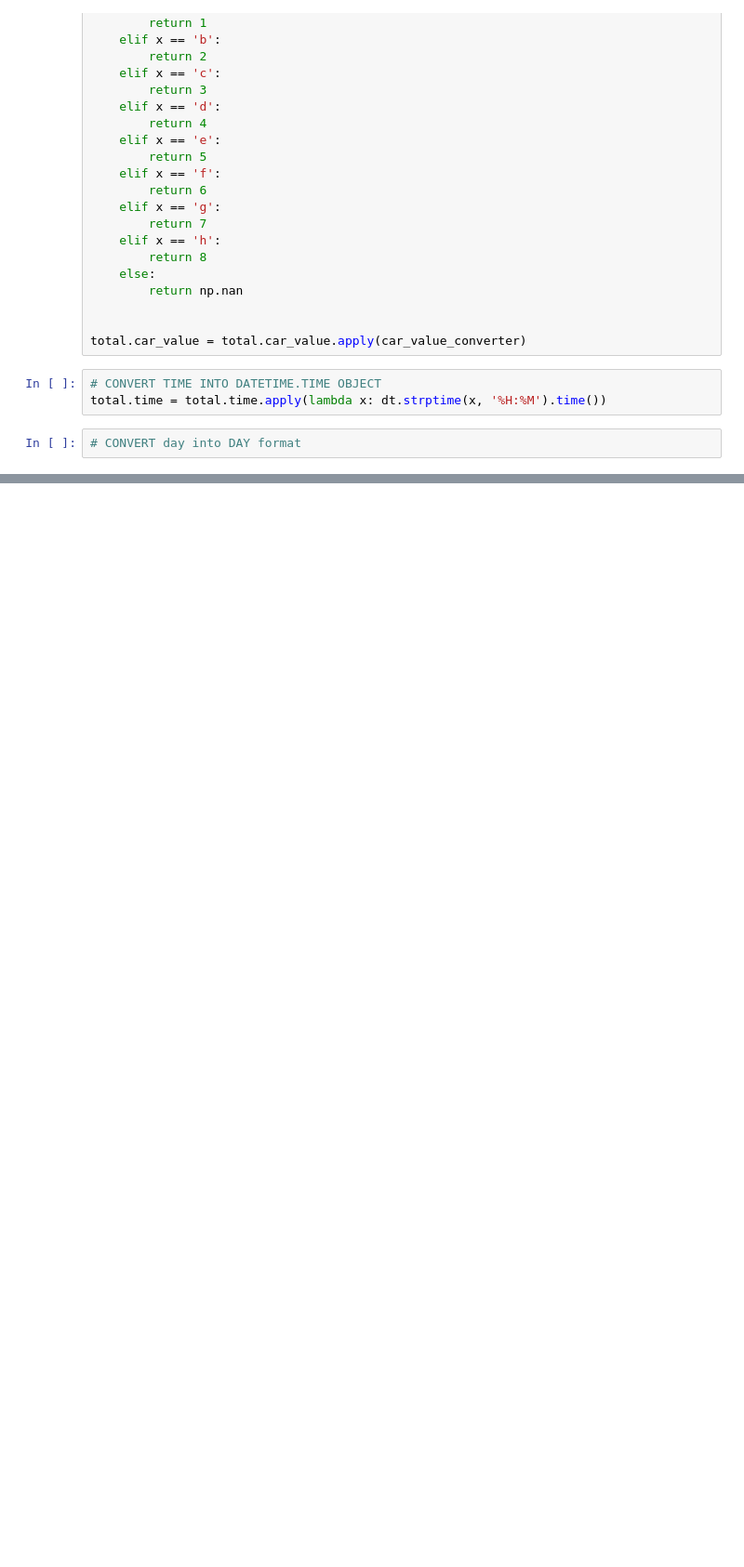
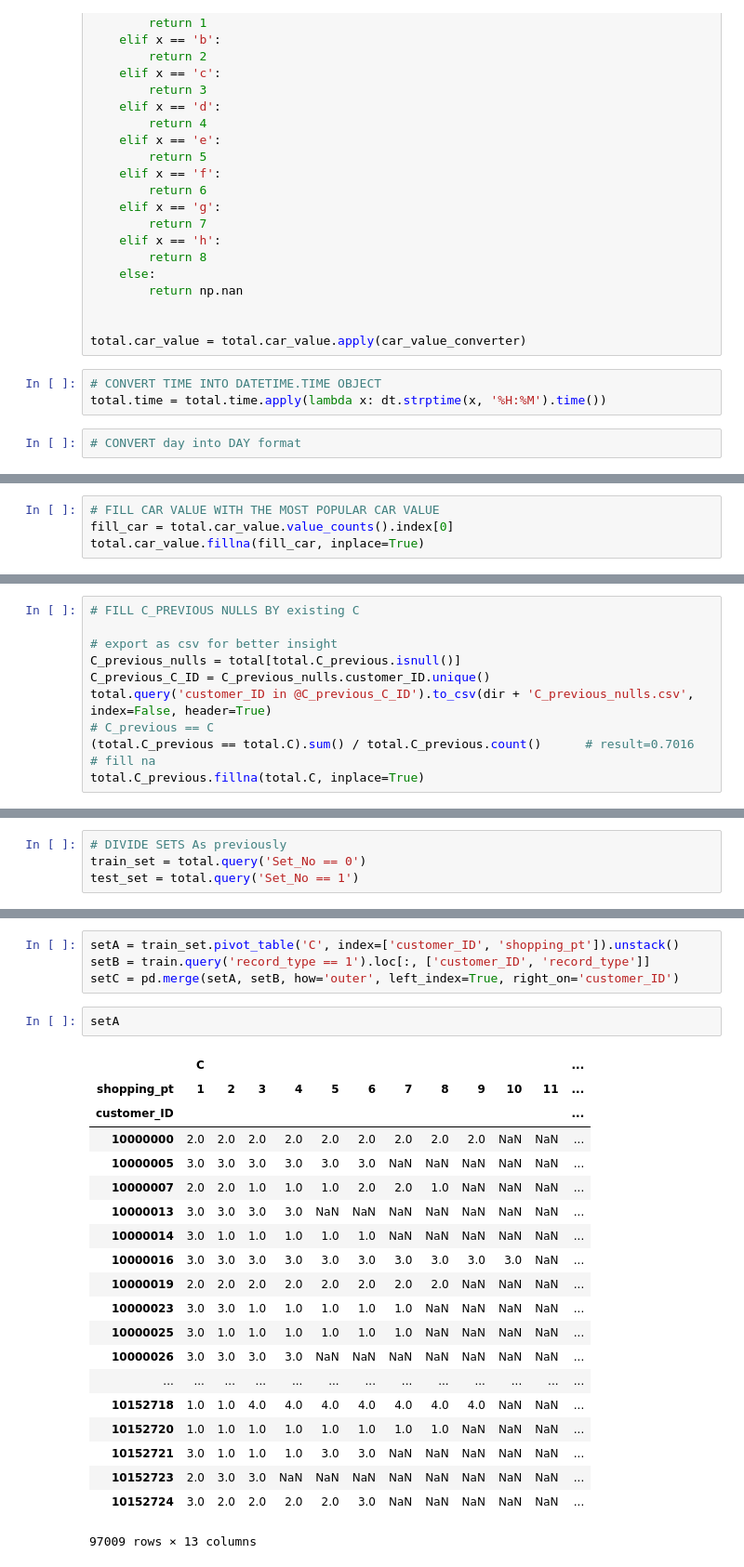
Before and after one commit to MateuszKonopelski/Kaggle, a Jupyter notebook: Project3_AllState/Allstate_code.ipynb, the cells around one changed output, grey strips where cells are left out. Shown: that part at 93% size. Cells and saved outputs as stored; diff of their text form; blank space fills up the shorter version.

```diff
--- a/Project3_AllState/Allstate_code.ipynb
+++ b/Project3_AllState/Allstate_code.ipynb
@@ -208,0 +209,4 @@ MemoryError:
+# %%
+# FILL CAR VALUE WITH THE MOST POPULAR CAR VALUE
+fill_car = total.car_value.value_counts().index[0]
+total.car_value.fillna(fill_car, inplace=True)
@@ -208,0 +216,11 @@ MemoryError:
+# %%
+# FILL C_PREVIOUS NULLS BY existing C
+
+# export as csv for better insight
+C_previous_nulls = total[total.C_previous.isnull()]
+C_previous_C_ID = C_previous_nulls.customer_ID.unique()
+total.query('customer_ID in @C_previous_C_ID').to_csv(dir + 'C_previous_nulls.csv', index=False, header=True)
+# C_previous == C
+(total.C_previous == total.C).sum() / total.C_previous.count()      # result=0.7016
+# fill na
+total.C_previous.fillna(total.C, inplace=True)
@@ -208,0 +230,4 @@ MemoryError:
+# %%
+# DIVIDE SETS As previously
+train_set = total.query('Set_No == 0')
+test_set = total.query('Set_No == 1')
@@ -208,0 +251,27 @@ MemoryError:
+# %%
+setA = train_set.pivot_table('C', index=['customer_ID', 'shopping_pt']).unstack()
+setB = train.query('record_type == 1').loc[:, ['customer_ID', 'record_type']]
+setC = pd.merge(setA, setB, how='outer', left_index=True, right_on='customer_ID')
+# %%
+setA
+# %% [output]
+|  | C |  |  |  |  |  |  |  |  |  |  | ... |
+| shopping_pt | 1 | 2 | 3 | 4 | 5 | 6 | 7 | 8 | 9 | 10 | 11 | ... |
+| customer_ID |  |  |  |  |  |  |  |  |  |  |  | ... |
+| 10000000 | 2.0 | 2.0 | 2.0 | 2.0 | 2.0 | 2.0 | 2.0 | 2.0 | 2.0 | NaN | NaN | ... |
+| 10000005 | 3.0 | 3.0 | 3.0 | 3.0 | 3.0 | 3.0 | NaN | NaN | NaN | NaN | NaN | ... |
+| 10000007 | 2.0 | 2.0 | 1.0 | 1.0 | 1.0 | 2.0 | 2.0 | 1.0 | NaN | NaN | NaN | ... |
+| 10000013 | 3.0 | 3.0 | 3.0 | 3.0 | NaN | NaN | NaN | NaN | NaN | NaN | NaN | ... |
+| 10000014 | 3.0 | 1.0 | 1.0 | 1.0 | 1.0 | 1.0 | NaN | NaN | NaN | NaN | NaN | ... |
+| 10000016 | 3.0 | 3.0 | 3.0 | 3.0 | 3.0 | 3.0 | 3.0 | 3.0 | 3.0 | 3.0 | NaN | ... |
+| 10000019 | 2.0 | 2.0 | 2.0 | 2.0 | 2.0 | 2.0 | 2.0 | 2.0 | NaN | NaN | NaN | ... |
+| 10000023 | 3.0 | 3.0 | 1.0 | 1.0 | 1.0 | 1.0 | 1.0 | NaN | NaN | NaN | NaN | ... |
+| 10000025 | 3.0 | 1.0 | 1.0 | 1.0 | 1.0 | 1.0 | 1.0 | NaN | NaN | NaN | NaN | ... |
+| 10000026 | 3.0 | 3.0 | 3.0 | 3.0 | NaN | NaN | NaN | NaN | NaN | NaN | NaN | ... |
+| ... | ... | ... | ... | ... | ... | ... | ... | ... | ... | ... | ... | ... |
+| 10152718 | 1.0 | 1.0 | 4.0 | 4.0 | 4.0 | 4.0 | 4.0 | 4.0 | 4.0 | NaN | NaN | ... |
+| 10152720 | 1.0 | 1.0 | 1.0 | 1.0 | 1.0 | 1.0 | 1.0 | 1.0 | NaN | NaN | NaN | ... |
+| 10152721 | 3.0 | 1.0 | 1.0 | 1.0 | 3.0 | 3.0 | NaN | NaN | NaN | NaN | NaN | ... |
+| 10152723 | 2.0 | 3.0 | 3.0 | NaN | NaN | NaN | NaN | NaN | NaN | NaN | NaN | ... |
+| 10152724 | 3.0 | 2.0 | 2.0 | 2.0 | 2.0 | 3.0 | NaN | NaN | NaN | NaN | NaN | ... |
+97009 rows × 13 columns
```
Also changed, not shown: parts of 9 cells of this notebook.
